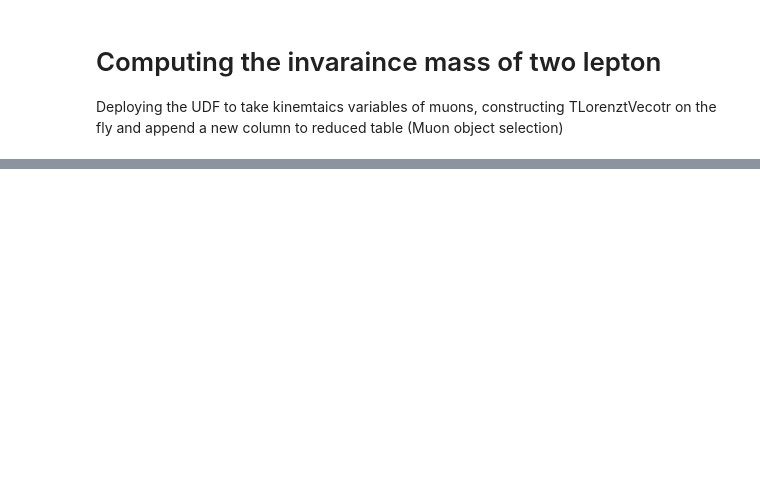
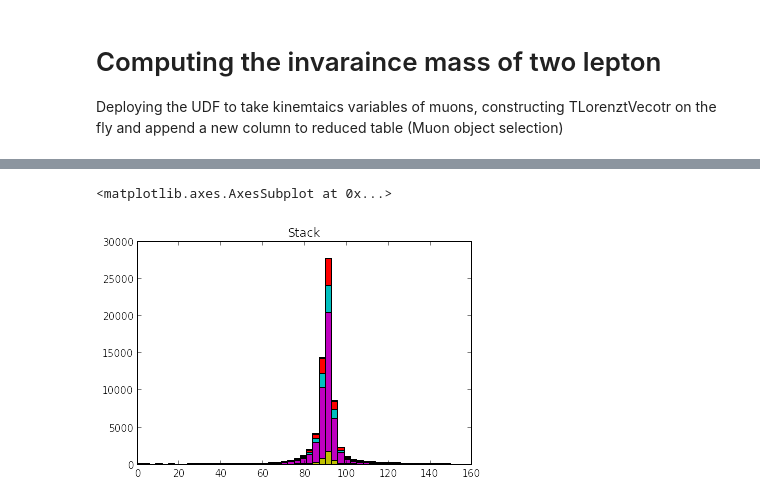
Before and after one commit to khurtado/PadovaBIGDATA, a Jupyter notebook: Jupyter_Notebook/Zpeak_nano_multipledataset.ipynb, the cells around one changed output, grey strips where cells are left out. Cells and saved outputs as stored; diff of their text form; code cells hidden in the pictures; blank space fills up the shorter version.

```diff
--- a/Jupyter_Notebook/Zpeak_nano_multipledataset.ipynb
+++ b/Jupyter_Notebook/Zpeak_nano_multipledataset.ipynb
@@ -364,0 +336,6 @@ Warning in <TROOT::Append>: Replacing existing TH1: name (Potential memory leak)
+# %%
+DF = DF.where("Zparticle.pass == True")
+DF = DF.cache()
+
+for i in ["TT"]:
+    DF.select('proc_sample','Zparticle.mu1_pt','Zparticle.mu2_pt','Muon_pt','proc_weight').filter(DF.proc_sample.like("%s" %i)).show(3)
@@ -364,0 +365,19 @@ Warning in <TROOT::Append>: Replacing existing TH1: name (Potential memory leak)
+# %%
+plots = hg.UntypedLabel(
+    # Count events (both raw and weighted)
+    nRawEvents = hg.Sum(lit(1.0)),
+    nEvents = hg.Sum(DF['proc_weight']),
+    # Make some regular "histograms" of muon pT
+    LeadPt = hg.Bin(50, 0, 150, DF['Zparticle.mu1_pt'], hg.Count(DF['proc_weight'])),
+    SecondPt = hg.Bin(50, 0, 150, DF['Zparticle.mu2_pt'], hg.Count(DF['proc_weight'])),
+    MLLMass = hg.Bin(50, 0, 150, DF['Zparticle.mass'], hg.Count(DF['proc_weight'])),
+    # Let's make an additional cut for only same-sign events
+    ssCut = hg.Select(
+        DF['Zparticle.ss'] == True,
+        # .. and count them
+        hg.Sum(DF['proc_weight']),
+    ),
+)
+# %%
+# Make a set of histograms per-sample
+bulkHisto = hg.Categorize(quantity = DF["proc_sample"], value = plots)
@@ -364,0 +415,23 @@ Warning in <TROOT::Append>: Replacing existing TH1: name (Potential memory leak)
+# %%
+Hist =[]
+for i in ["TT","DYJetsToLL","ZZ","WZ","WW","SingleMuon"]:
+    Hist.append(bulkHisto('%s'%i)('MLLMass'))
+Hist[1]
+#hg.Stack.build(Hist[0].plot,Hist[1].plot)
+
+Container =[]
+for j in bulkHisto.bins:
+    Container.append(bulkHisto('%s'%j)('MLLMass'))
+
+    #hg.Stack.build(j)
+stack = hg.Stack.build(Container[0],Container[1],Container[2],Container[3],Container[4],Container[5])
+#stack.plotmatplotlib(name="seriously",label=None)
+stack.plot.matplotlib()
+
+#plt.figure()
+#bulkHisto('TT')('MLLMass').plot.matplotlib()
+#bulkHisto('ZZ')('MLLMass').plot.matplotlib()
+#plt.show()
+# %% [output]
+<matplotlib.axes.AxesSubplot at 0x...>
+[figure, added]
```
Also changed, not shown: parts of 27 cells of this notebook.
